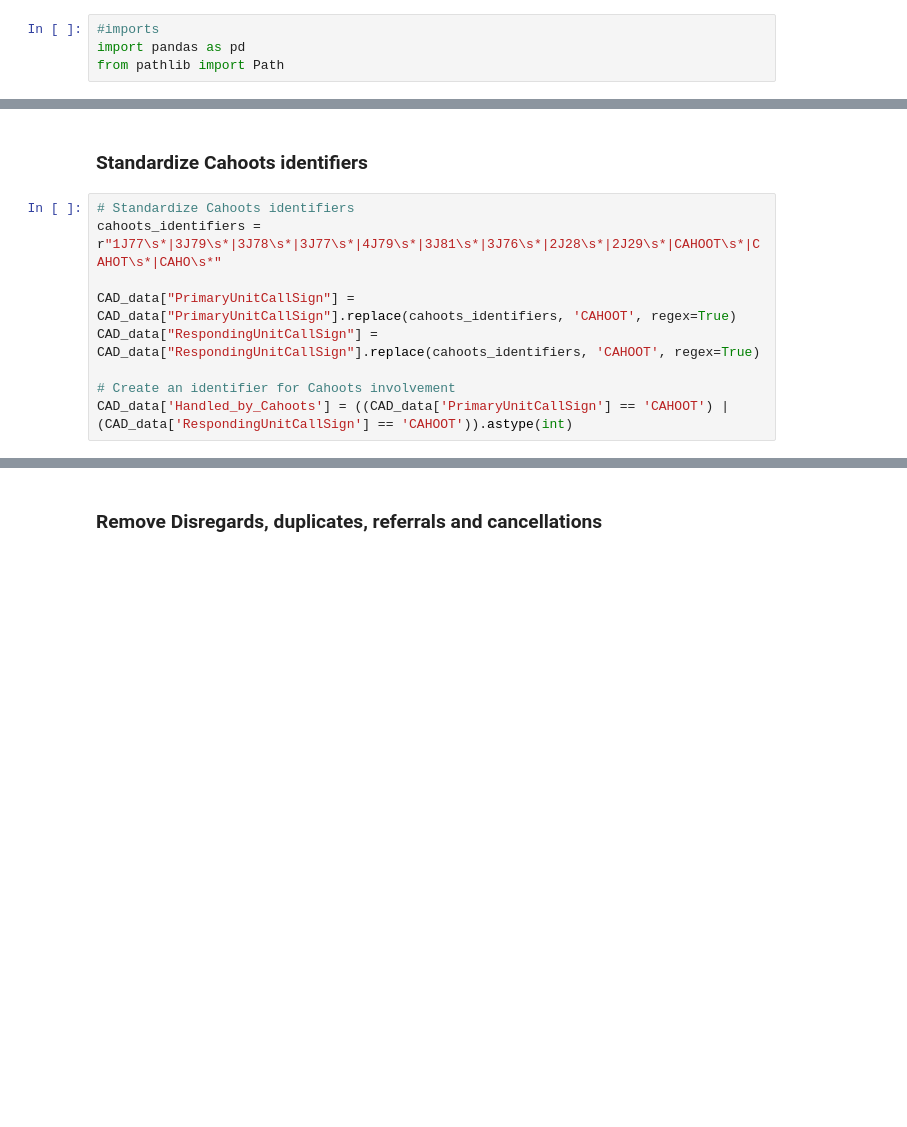
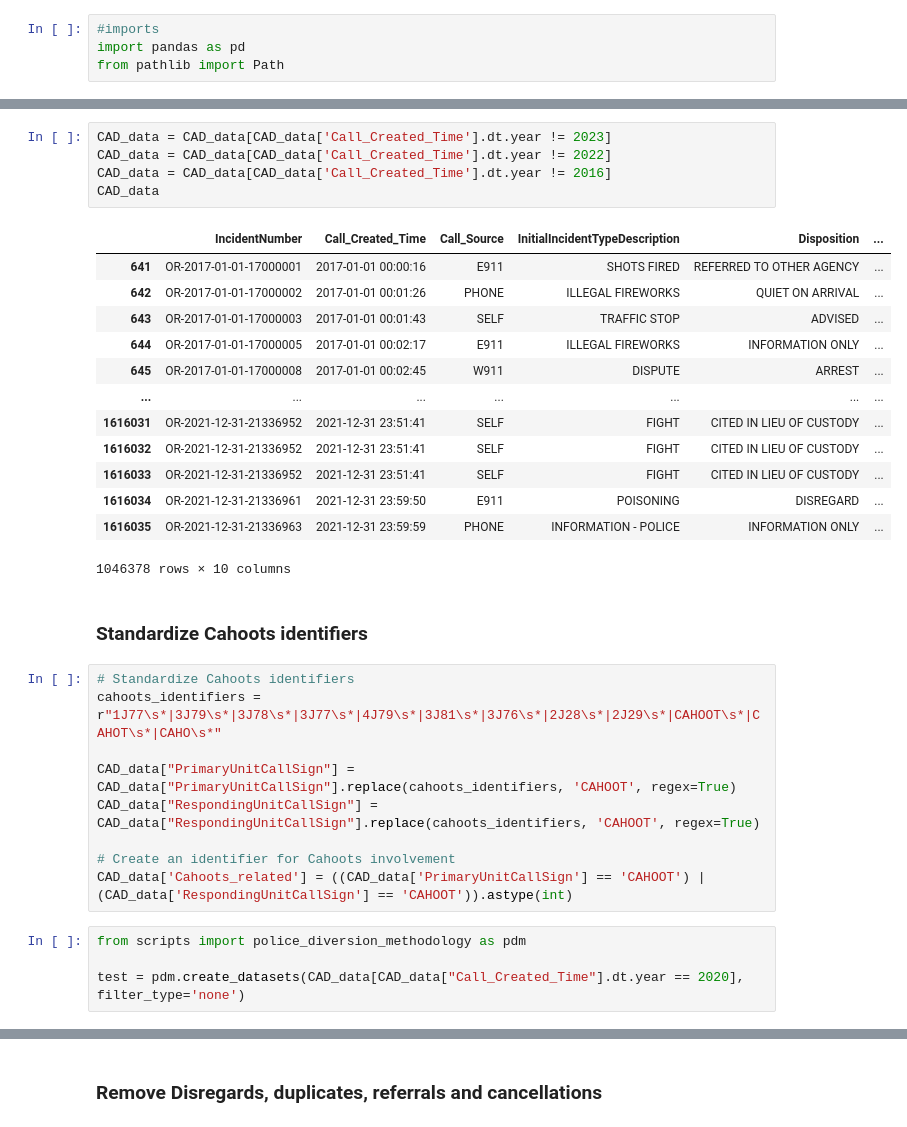
Before and after one commit to Nathan-M-Burton/Cahoots-Impact-Assessment, a Jupyter notebook: data_prep.ipynb, the cells around one changed output, grey strips where cells are left out. Drawn from its saved outputs; the diff is of its cells as text; blank space fills up the shorter version.

Commit message:
Adds Replication of police methodology for diversions

```diff
--- a/data_prep.ipynb
+++ b/data_prep.ipynb
@@ -30,3 +17,22 @@ CAD_data
+# %%
+CAD_data = CAD_data[CAD_data['Call_Created_Time'].dt.year != 2023]
+CAD_data = CAD_data[CAD_data['Call_Created_Time'].dt.year != 2022]
+CAD_data = CAD_data[CAD_data['Call_Created_Time'].dt.year != 2016]
+CAD_data
+# %% [output]
+|  | IncidentNumber | Call_Created_Time | Call_Source | InitialIncidentTypeDescription | Disposition | ... |
+| 641 | OR-2017-01-01-17000001 | 2017-01-01 00:00:16 | E911 | SHOTS FIRED | REFERRED TO OTHER AGENCY | ... |
+| 642 | OR-2017-01-01-17000002 | 2017-01-01 00:01:26 | PHONE | ILLEGAL FIREWORKS | QUIET ON ARRIVAL | ... |
+| 643 | OR-2017-01-01-17000003 | 2017-01-01 00:01:43 | SELF | TRAFFIC STOP | ADVISED | ... |
+| 644 | OR-2017-01-01-17000005 | 2017-01-01 00:02:17 | E911 | ILLEGAL FIREWORKS | INFORMATION ONLY | ... |
+| 645 | OR-2017-01-01-17000008 | 2017-01-01 00:02:45 | W911 | DISPUTE | ARREST | ... |
+| ... | ... | ... | ... | ... | ... | ... |
+| 1616031 | OR-2021-12-31-21336952 | 2021-12-31 23:51:41 | SELF | FIGHT | CITED IN LIEU OF CUSTODY | ... |
+| 1616032 | OR-2021-12-31-21336952 | 2021-12-31 23:51:41 | SELF | FIGHT | CITED IN LIEU OF CUSTODY | ... |
+| 1616033 | OR-2021-12-31-21336952 | 2021-12-31 23:51:41 | SELF | FIGHT | CITED IN LIEU OF CUSTODY | ... |
+| 1616034 | OR-2021-12-31-21336961 | 2021-12-31 23:59:50 | E911 | POISONING | DISREGARD | ... |
+| 1616035 | OR-2021-12-31-21336963 | 2021-12-31 23:59:59 | PHONE | INFORMATION - POLICE | INFORMATION ONLY | ... |
+1046378 rows × 10 columns
 # %% [markdown]
 ### Standardize Cahoots identifiers
 # %%
@@ -37,4 +43,8 @@ CAD_data["PrimaryUnitCallSign"] = CAD_data["PrimaryUnitCallSign"].replace(cahoot
 CAD_data["RespondingUnitCallSign"] = CAD_data["RespondingUnitCallSign"].replace(cahoots_identifiers, 'CAHOOT', regex=True)
 
 # Create an identifier for Cahoots involvement
-CAD_data['Handled_by_Cahoots'] = ((CAD_data['PrimaryUnitCallSign'] == 'CAHOOT') | (CAD_data['RespondingUnitCallSign'] == 'CAHOOT')).astype(int)
+CAD_data['Cahoots_related'] = ((CAD_data['PrimaryUnitCallSign'] == 'CAHOOT') | (CAD_data['RespondingUnitCallSign'] == 'CAHOOT')).astype(int)
+# %%
+from scripts import police_diversion_methodology as pdm
+
+test = pdm.create_datasets(CAD_data[CAD_data["Call_Created_Time"].dt.year == 2020], filter_type='none')
```
Also changed, not shown: parts of 18 cells of this notebook, 3 other files.
